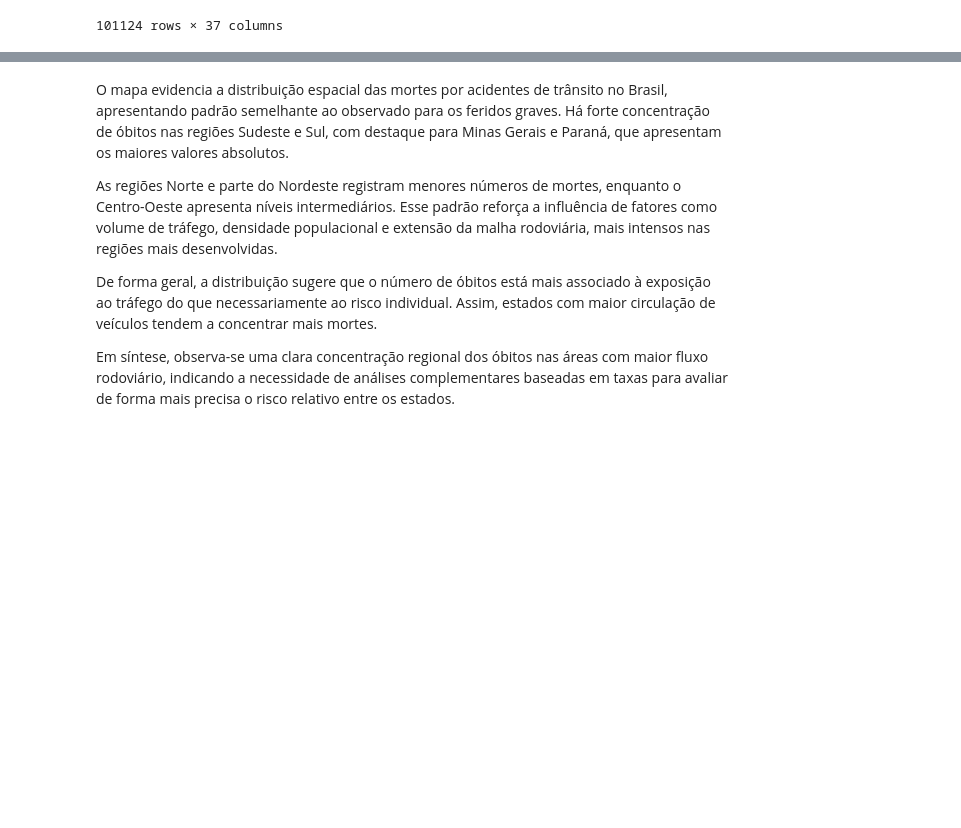
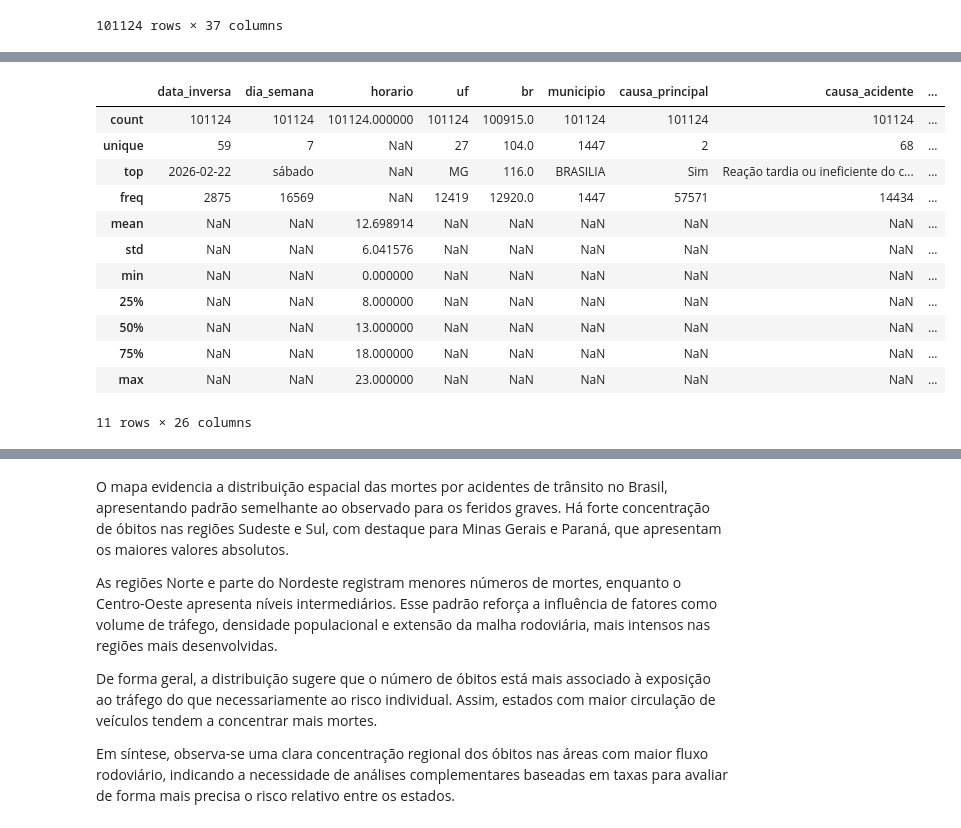
Before and after one commit to Fabiano01EST/traffic-accidents-brazil-analysis, a Jupyter notebook: mapas.ipynb, the cells around one changed output, grey strips where cells are left out. Cells and saved outputs as stored; diff of their text form; code cells hidden in the pictures; blank space fills up the shorter version.

```diff
--- a/mapas.ipynb
+++ b/mapas.ipynb
@@ -31,0 +50,36 @@ display(dados)
+# %%
+dados = dados.drop(columns=['id',  'pesid', 'delegacia', 'uop',  'latitude', 'longitude', 'ano_fabricacao_veiculo', 'marca', 'id_veiculo', 'regional', 'km'])
+dados = dados.astype({
+    'dia_semana':     'category',
+    'uf':             'category',
+    'tipo_acidente':  'category',
+    'causa_acidente': 'category',
+    'estado_fisico':  'category',
+    'sexo':           'category',
+    'br':             'category',
+    'municipio':      'category',
+    'ordem_tipo_acidente': 'category',
+    'uso_solo':       'category',
+    'mortos':         'bool',      # houve morto? True/False
+    'ilesos':         'bool',
+    'feridos_leves':  'bool',
+    'feridos_graves': 'bool',
+})
+dados.dropna()
+dados['horario'] = pd.to_datetime(dados['horario'], format='%H:%M:%S', errors='coerce').dt.hour
+tabela_resumo = dados.describe(include='all');
+display(tabela_resumo)
+# %% [output]
+|  | data_inversa | dia_semana | horario | uf | br | municipio | causa_principal | causa_acidente | ... |
+| count | 101124 | 101124 | 101124.000000 | 101124 | 100915.0 | 101124 | 101124 | 101124 | ... |
+| unique | 59 | 7 | NaN | 27 | 104.0 | 1447 | 2 | 68 | ... |
+| top | 2026-02-22 | sábado | NaN | MG | 116.0 | BRASILIA | Sim | Reação tardia ou ineficiente do c... | ... |
+| freq | 2875 | 16569 | NaN | 12419 | 12920.0 | 1447 | 57571 | 14434 | ... |
+| mean | NaN | NaN | 12.698914 | NaN | NaN | NaN | NaN | NaN | ... |
+| std | NaN | NaN | 6.041576 | NaN | NaN | NaN | NaN | NaN | ... |
+| min | NaN | NaN | 0.000000 | NaN | NaN | NaN | NaN | NaN | ... |
+| 25% | NaN | NaN | 8.000000 | NaN | NaN | NaN | NaN | NaN | ... |
+| 50% | NaN | NaN | 13.000000 | NaN | NaN | NaN | NaN | NaN | ... |
+| 75% | NaN | NaN | 18.000000 | NaN | NaN | NaN | NaN | NaN | ... |
+| max | NaN | NaN | 23.000000 | NaN | NaN | NaN | NaN | NaN | ... |
+11 rows × 26 columns
```
Also changed, not shown: parts of 8 cells of this notebook.
